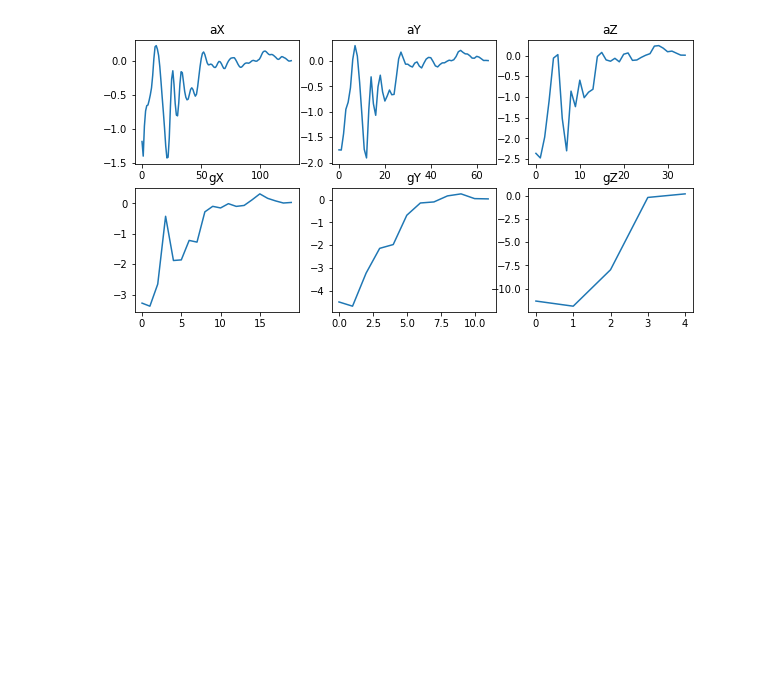
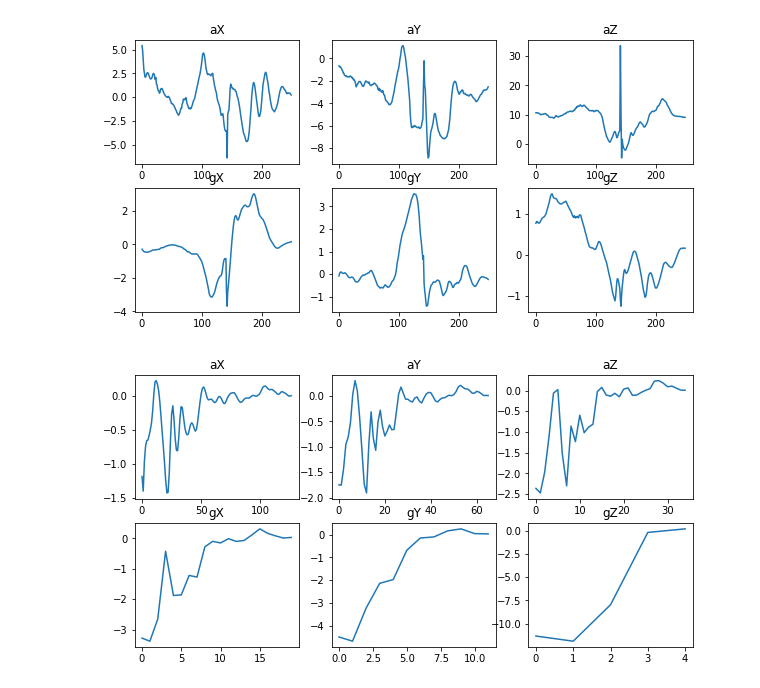
Before and after one commit to mitro99/ENGI301, a Jupyter notebook: project_01/testing/Data visualization.ipynb, the cells around one changed output. Saved outputs shown, nothing was run; the diff lists cells and outputs as text; code cells hidden in the pictures; blank space fills up the shorter version.

```diff
--- a/project_01/testing/Data visualization.ipynb
+++ b/project_01/testing/Data visualization.ipynb
@@ -5,7 +5,7 @@ import numpy as np
 # %%
 gesture = 1
 fulldata = pd.DataFrame(columns = ['aX','aY','aZ','gX','gY','gZ'])
-for i in range(1,76):
+for i in range(1,2):
     filepath = 'Training data/test_{0}_{1}.csv'.format(gesture, i)
     data = pd.read_csv(filepath, index_col=False)
     fulldata = fulldata.append(data)
@@ -19,3 +60,20 @@ def wavelet(data, level):
+# %%
+fig, axs = plt.subplots(2,3, figsize = [10,5])
+for i in range(0,1):
+    axs[0,0].plot(fulldata.iloc[i*250:(i+1)*250,0])
+    axs[0,0].set_title('aX')
+    axs[0,1].plot(fulldata.iloc[i*250:(i+1)*250,1])
+    axs[0,1].set_title('aY')
+    axs[0,2].plot(fulldata.iloc[i*250:(i+1)*250,2])
+    axs[0,2].set_title('aZ')
+    axs[1,0].plot(fulldata.iloc[i*250:(i+1)*250,3])
+    axs[1,0].set_title('gX')
+    axs[1,1].plot(fulldata.iloc[i*250:(i+1)*250,4])
+    axs[1,1].set_title('gY')
+    axs[1,2].plot(fulldata.iloc[i*250:(i+1)*250,5])
+    axs[1,2].set_title('gZ')
+# %% [output]
+[figure, added]
 # %%
 
 fig, axs = plt.subplots(2,3, figsize = [10,5])
```
Also changed, not shown: parts of 3 cells of this notebook, 1 other file.
